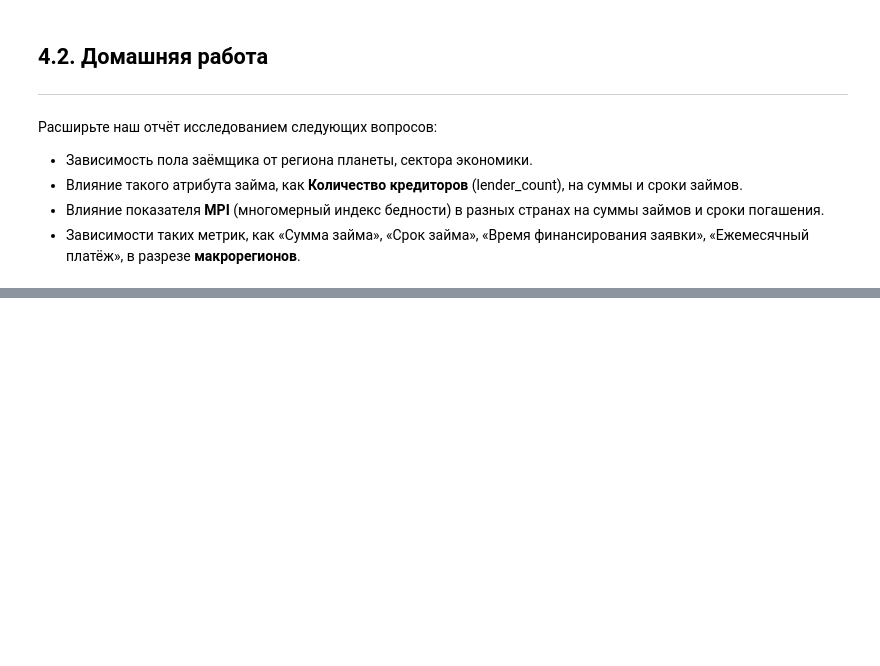
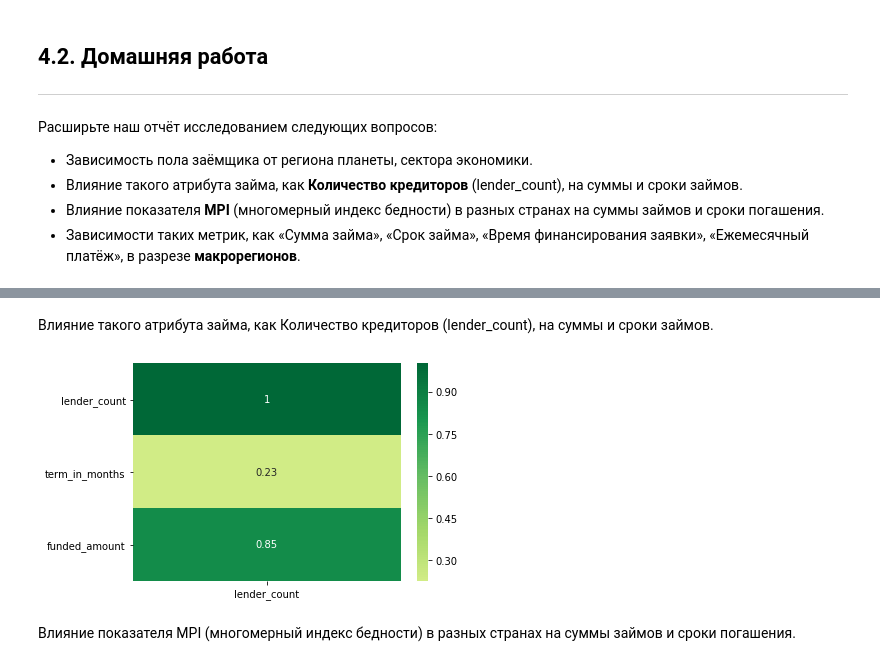
Before and after one commit to TomasHogger/python, a Jupyter notebook: kiva/kiva.ipynb, the cells around one changed output, grey strips where cells are left out. Saved outputs shown, nothing was run; the diff lists cells and outputs as text; code cells hidden in the pictures; blank space fills up the shorter version.

```diff
--- a/kiva/kiva.ipynb
+++ b/kiva/kiva.ipynb
@@ -198,0 +151,14 @@ plt.show()
+# %% [markdown]
+Влияние такого атрибута займа, как Количество кредиторов (lender_count), на суммы и сроки займов.
+# %%
+df = df_kiva_loans[['lender_count', 'term_in_months', 'funded_amount']]
+
+ax = sns.heatmap(df.corr().lender_count.to_frame(), xticklabels=df.lender_count.to_frame().columns, yticklabels=df.corr().columns, cmap='RdYlGn', center=0, annot=True)
+i, k = ax.get_ylim()
+ax.set_ylim(i+0.5, k-0.5)
+plt.yticks(rotation=0)
+plt.show()
+# %% [output]
+[figure, added]
+# %% [markdown]
+Влияние показателя MPI (многомерный индекс бедности) в разных странах на суммы займов и сроки погашения.
```
Also changed, not shown: parts of 11 cells of this notebook.
